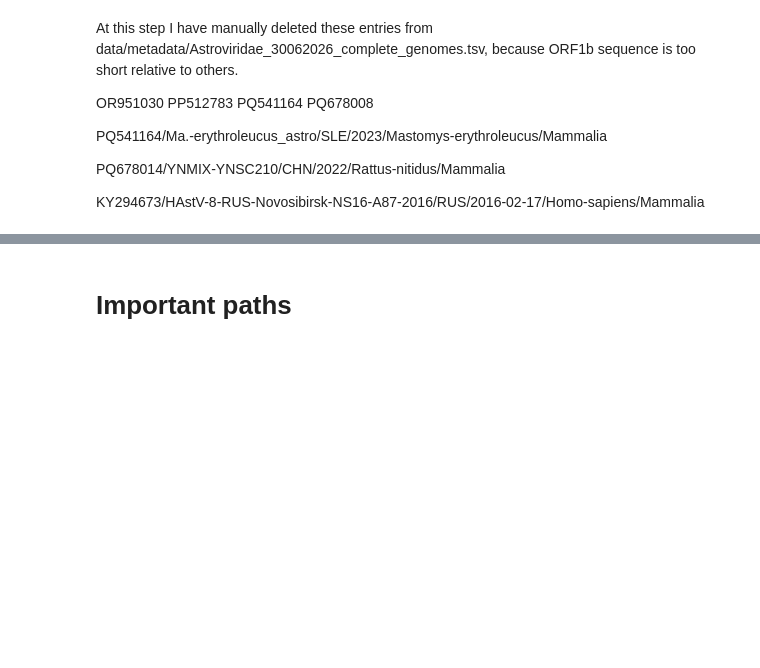
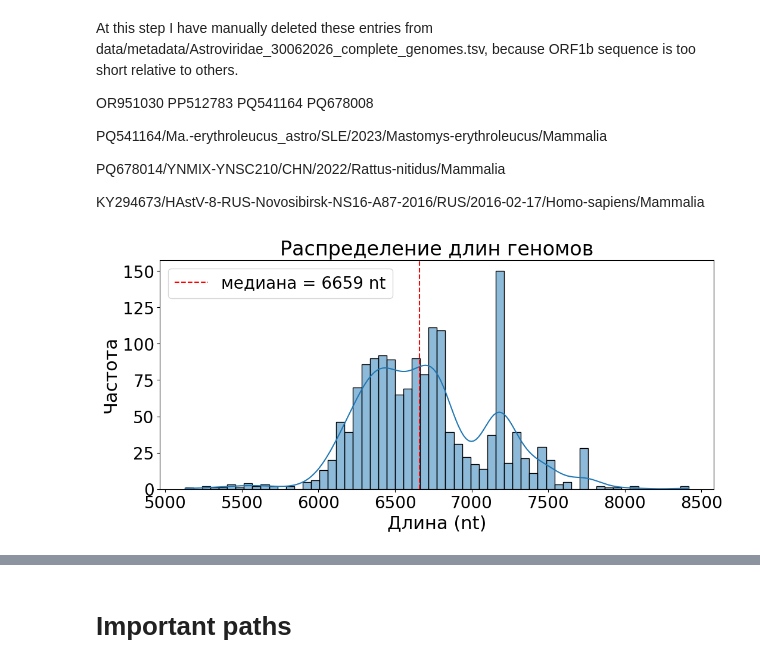
Before and after one commit to v-julia/Astroviridae_analysis, a Jupyter notebook: data/Exploratory_analysis.ipynb, the cells around one changed output, grey strips where cells are left out. Drawn from its saved outputs; the diff is of its cells as text; code cells hidden in the pictures; blank space fills up the shorter version.

```diff
--- a/Exploratory_analysis.ipynb
+++ b/data/Exploratory_analysis.ipynb
@@ -281,0 +275,13 @@ KY294673/HAstV-8-RUS-Novosibirsk-NS16-A87-2016/RUS/2016-02-17/Homo-sapiens/Mamma
+# %%
+plt.figure(figsize=(12, 5))
+sns.histplot(astro_meta_full_filterlength['Length'], bins=60, kde=True)
+plt.axvline(astro_meta_full_filterlength['Length'].median(), color='red', linestyle='--', label=f"медиана = {astro_meta_full_filterlength['Length'].median():.0f} nt")
+plt.title('Распределение длин геномов', fontsize=24)
+plt.xlabel('Длина (nt)', fontsize=22)
+plt.ylabel('Частота', fontsize=22)
+plt.xticks(fontsize=20)
+plt.yticks(fontsize=20)
+plt.legend(fontsize=20)
+plt.show()
+# %% [output]
+[figure, added]
```
Also changed, not shown: parts of 13 cells of this notebook, 30 other files.
